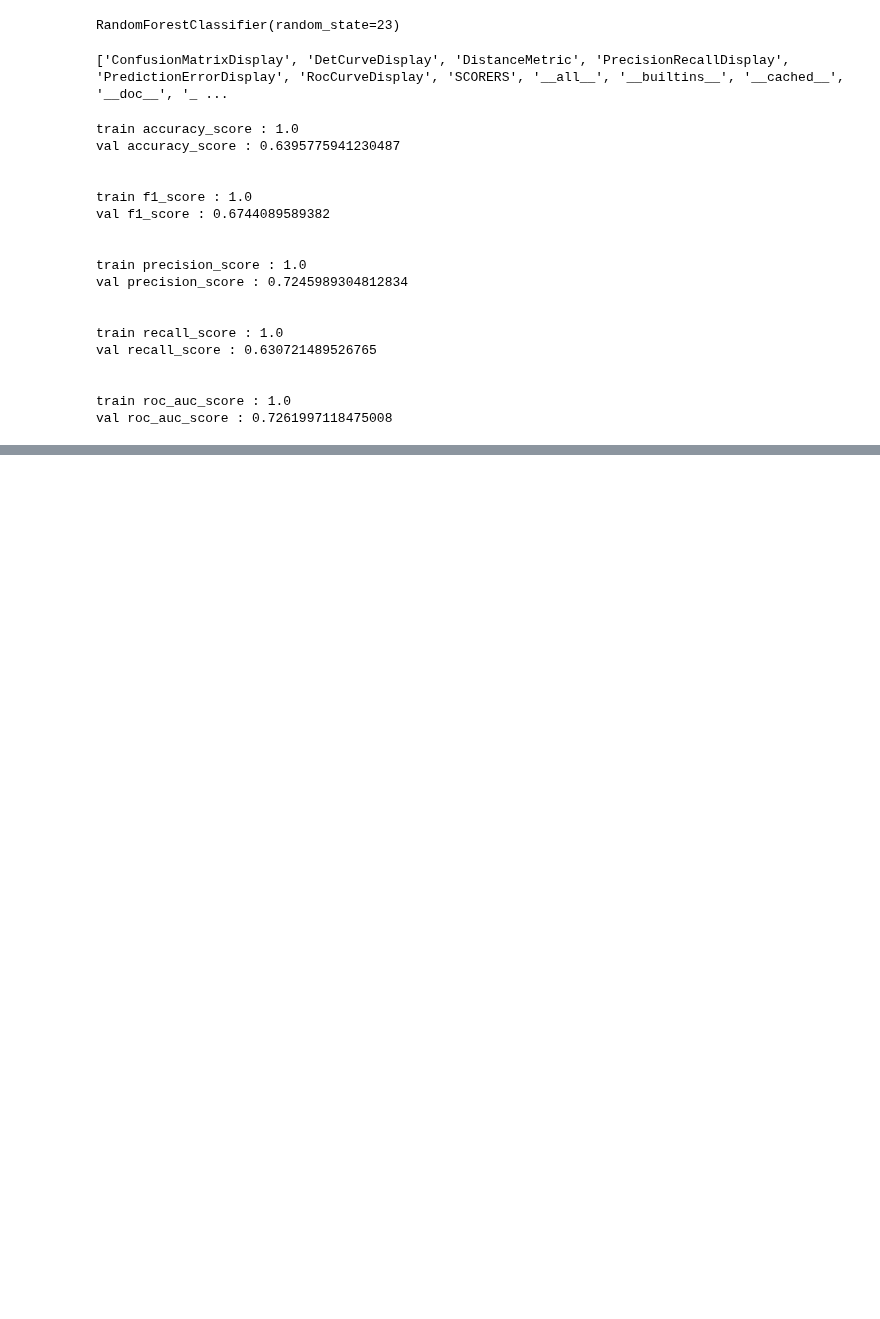
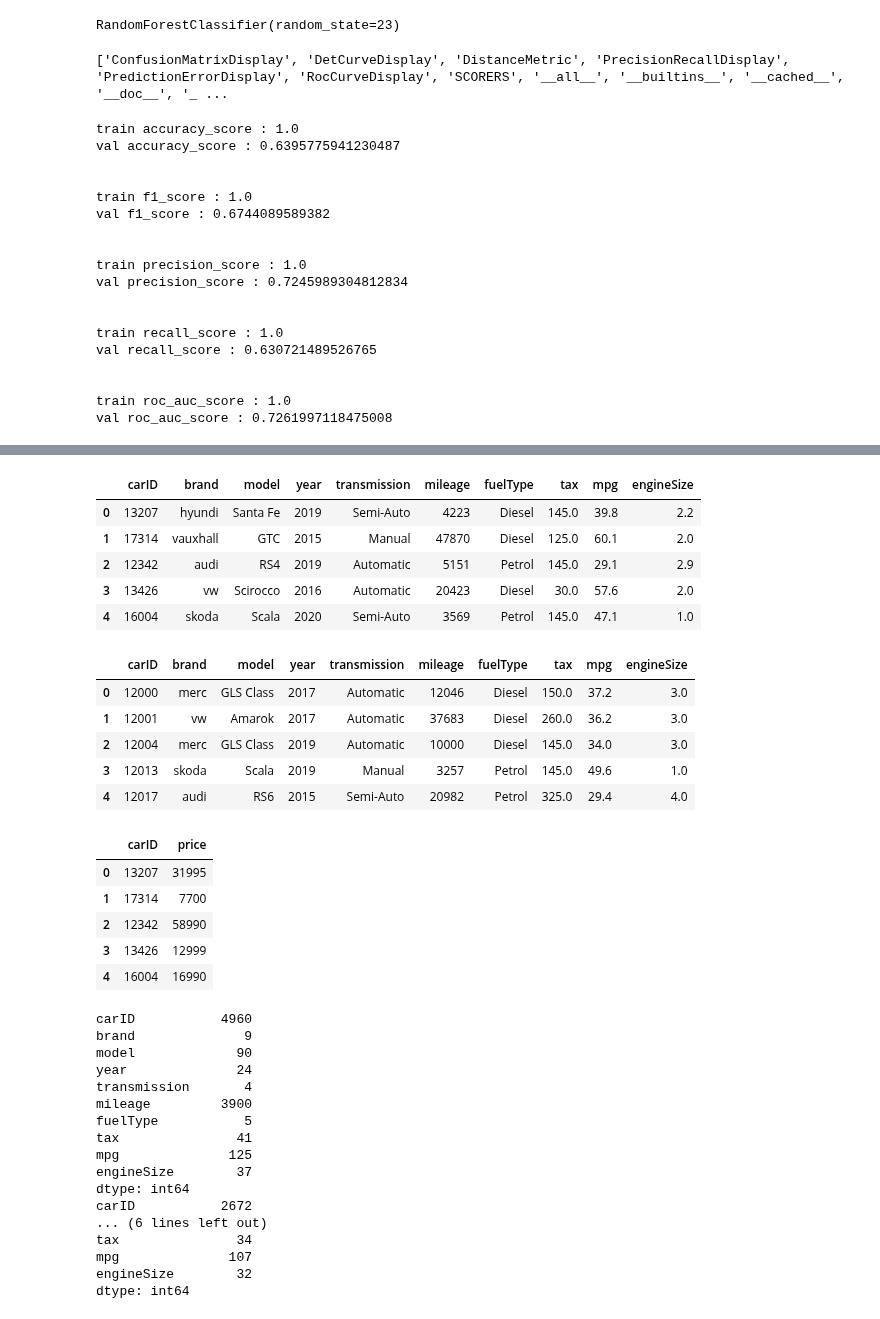
Before and after one commit to DANU011/practice-analysis, a Jupyter notebook: coding_practice/2유형연습.ipynb, the cells around one changed output, grey strips where cells are left out. Drawn from its saved outputs; the diff is of its cells as text; code cells hidden in the pictures; blank space fills up the shorter version.

```diff
--- a/coding_practice/2유형연습.ipynb
+++ b/coding_practice/2유형연습.ipynb
@@ -440,0 +556,56 @@ predict_test_proba = rf.predict_proba(x_test_dummies)[:,1]
+# %%
+# 중고차 가격 예측 데이터
+# 데이터 설명 : 중고차 가격 예측 데이터 (종속변수 :price)
+'''x_train: https://raw.githubusercontent.com/Datamanim/datarepo/main/carsprice/X_train.csv
+y_train: https://raw.githubusercontent.com/Datamanim/datarepo/main/carsprice/y_train.csv
+x_test: https://raw.githubusercontent.com/Datamanim/datarepo/main/carsprice/X_test.csv
+x_label(평가용) : https://raw.githubusercontent.com/Datamanim/datarepo/main/carsprice/y_test.csv
+데이터 출처 :https://www.kaggle.com/datasets/adityadesai13/used-car-dataset-ford-and-mercedes?select=vw.csv (참고, 데이터 수정)''';
+
+import pandas as pd
+
+x_train = pd.read_csv('https://raw.githubusercontent.com/Datamanim/datarepo/main/carsprice/X_train.csv')
+x_test = pd.read_csv('https://raw.githubusercontent.com/Datamanim/datarepo/main/carsprice/X_test.csv')
+y_train = pd.read_csv('https://raw.githubusercontent.com/Datamanim/datarepo/main/carsprice/y_train.csv')
+
+display(x_train.head())
+display(x_test.head())
+display(y_train.head())
+print(x_train.nunique())
+print(x_test.nunique())
+# %% [output]
+|  | carID | brand | model | year | transmission | mileage | fuelType | tax | mpg | engineSize |
+| 0 | 13207 | hyundi | Santa Fe | 2019 | Semi-Auto | 4223 | Diesel | 145.0 | 39.8 | 2.2 |
+| 1 | 17314 | vauxhall | GTC | 2015 | Manual | 47870 | Diesel | 125.0 | 60.1 | 2.0 |
+| 2 | 12342 | audi | RS4 | 2019 | Automatic | 5151 | Petrol | 145.0 | 29.1 | 2.9 |
+| 3 | 13426 | vw | Scirocco | 2016 | Automatic | 20423 | Diesel | 30.0 | 57.6 | 2.0 |
+| 4 | 16004 | skoda | Scala | 2020 | Semi-Auto | 3569 | Petrol | 145.0 | 47.1 | 1.0 |
+|  | carID | brand | model | year | transmission | mileage | fuelType | tax | mpg | engineSize |
+| 0 | 12000 | merc | GLS Class | 2017 | Automatic | 12046 | Diesel | 150.0 | 37.2 | 3.0 |
+| 1 | 12001 | vw | Amarok | 2017 | Automatic | 37683 | Diesel | 260.0 | 36.2 | 3.0 |
+| 2 | 12004 | merc | GLS Class | 2019 | Automatic | 10000 | Diesel | 145.0 | 34.0 | 3.0 |
+| 3 | 12013 | skoda | Scala | 2019 | Manual | 3257 | Petrol | 145.0 | 49.6 | 1.0 |
+| 4 | 12017 | audi | RS6 | 2015 | Semi-Auto | 20982 | Petrol | 325.0 | 29.4 | 4.0 |
+|  | carID | price |
+| 0 | 13207 | 31995 |
+| 1 | 17314 | 7700 |
+| 2 | 12342 | 58990 |
+| 3 | 13426 | 12999 |
+| 4 | 16004 | 16990 |
+carID           4960
+brand              9
+model             90
+year              24
+transmission       4
+mileage         3900
+fuelType           5
+tax               41
+mpg              125
+engineSize        37
+dtype: int64
+carID           2672
+... (6 lines left out)
+tax               34
+mpg              107
+engineSize        32
+dtype: int64
```
Also changed, not shown: parts of 9 cells of this notebook.
